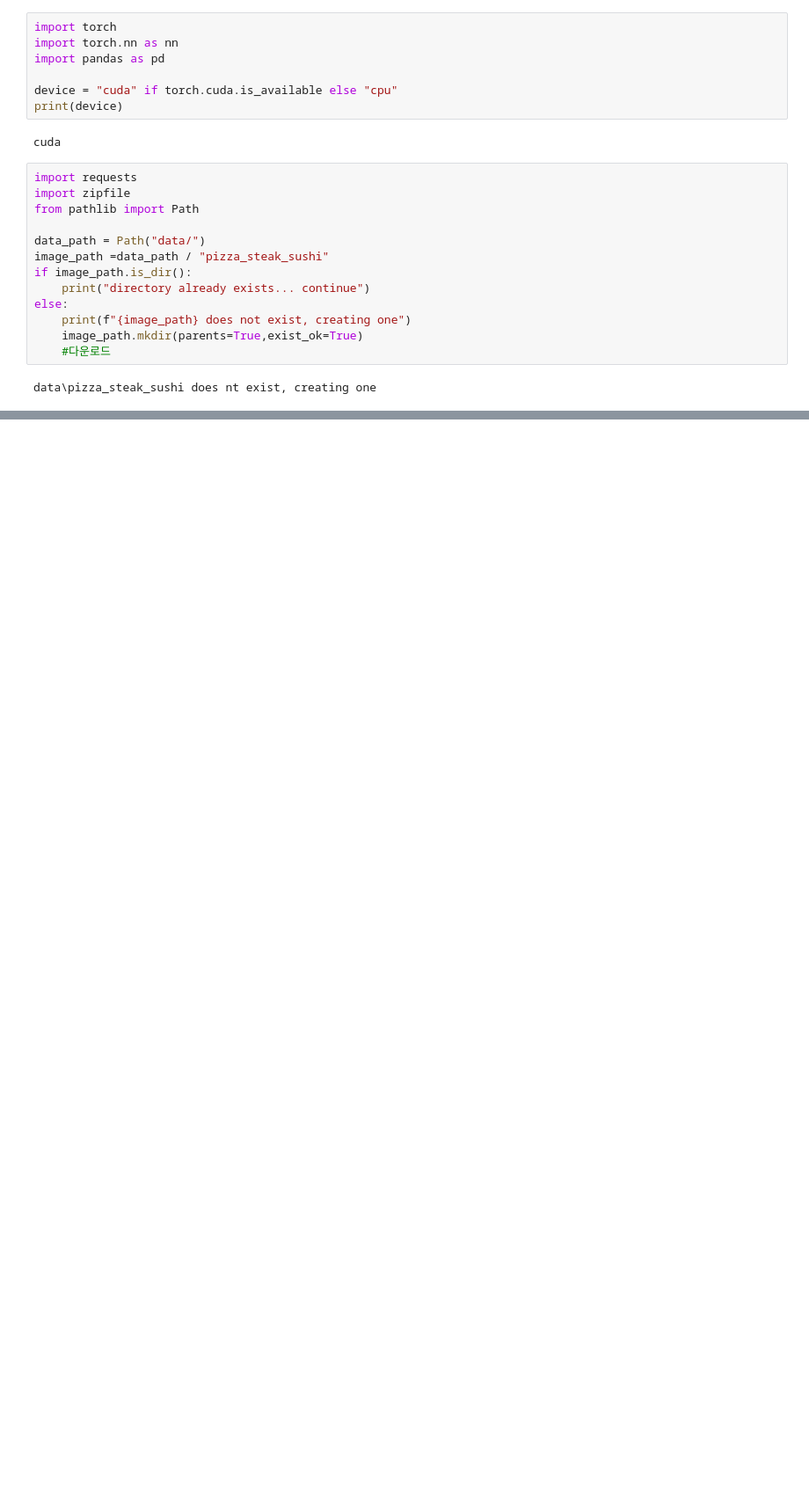
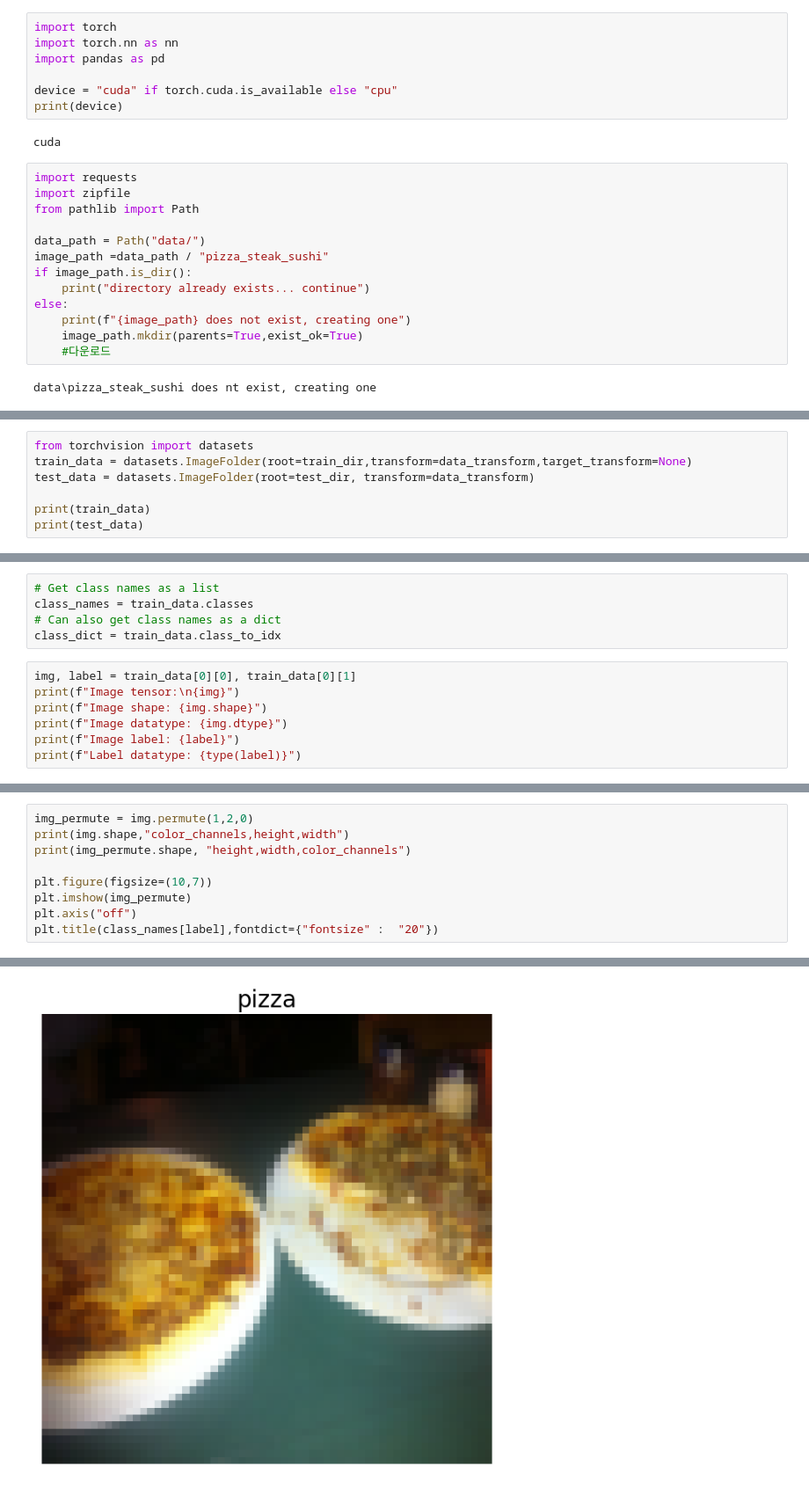
Before and after one commit to Spstars/torchTutorial, a Jupyter notebook: torchCustomDataset.ipynb, the cells around one changed output, grey strips where cells are left out. Shown at 88% size. Cells and saved outputs as stored; diff of their text form; blank space fills up the shorter version.

```diff
--- a/torchCustomDataset.ipynb
+++ b/torchCustomDataset.ipynb
@@ -50,0 +142,7 @@ else:
+# %%
+from torchvision import datasets
+train_data = datasets.ImageFolder(root=train_dir,transform=data_transform,target_transform=None)
+test_data = datasets.ImageFolder(root=test_dir, transform=data_transform)
+
+print(train_data)
+print(test_data)
@@ -50,0 +168,12 @@ else:
+# %%
+# Get class names as a list
+class_names = train_data.classes
+# Can also get class names as a dict
+class_dict = train_data.class_to_idx
+# %%
+img, label = train_data[0][0], train_data[0][1]
+print(f"Image tensor:\n{img}")
+print(f"Image shape: {img.shape}")
+print(f"Image datatype: {img.dtype}")
+print(f"Image label: {label}")
+print(f"Label datatype: {type(label)}")
@@ -50,0 +198,10 @@ else:
+# %%
+img_permute = img.permute(1,2,0)
+print(img.shape,"color_channels,height,width")
+print(img_permute.shape, "height,width,color_channels")
+
+plt.figure(figsize=(10,7))
+plt.imshow(img_permute)
+plt.axis("off")
+plt.title(class_names[label],fontdict={"fontsize" :  "20"})
+# %% [output]
@@ -50,0 +211 @@ else:
+[figure, added]
```
Also changed, not shown: parts of 11 cells of this notebook.
